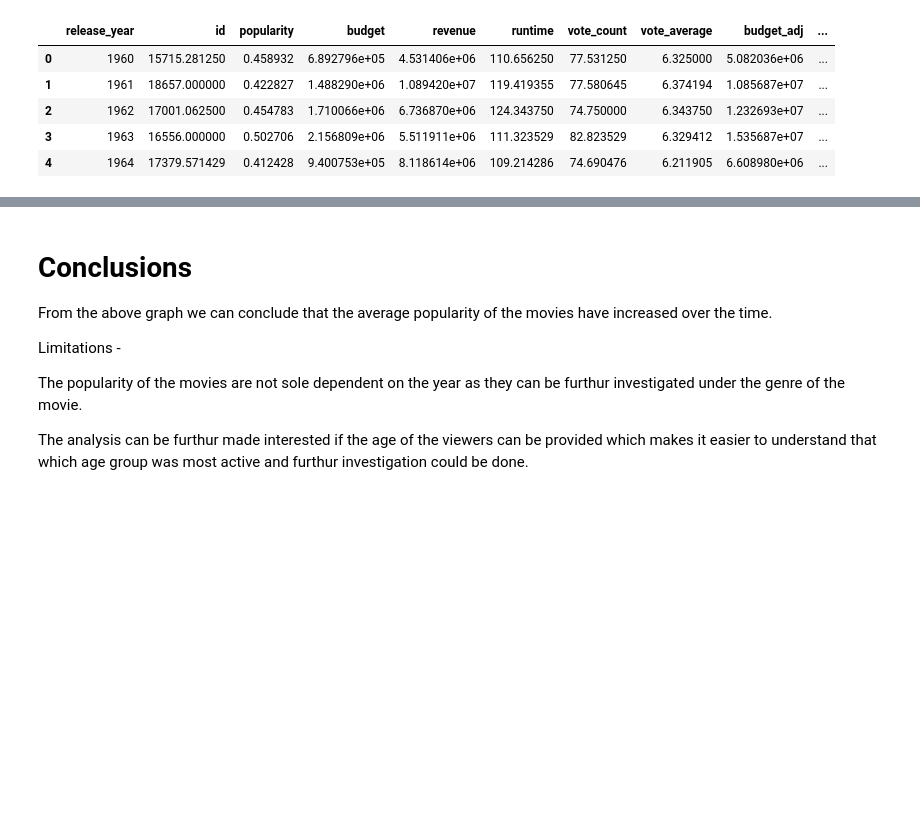
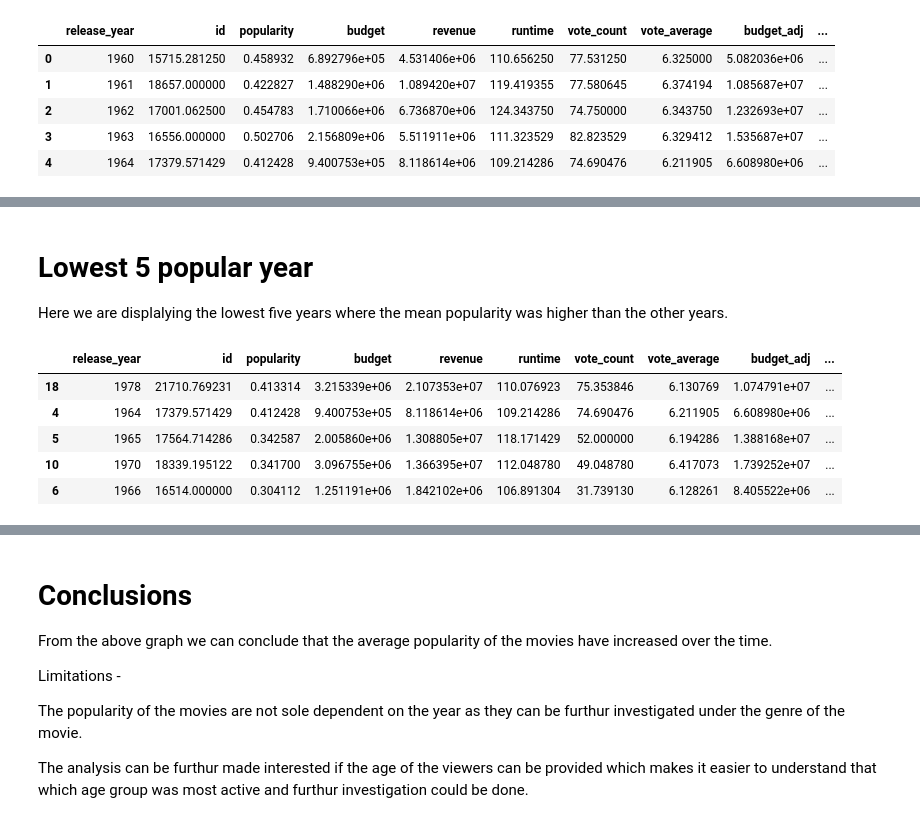
Before and after one commit to deepaksharma1992/Machine-Learning-Foundation-Nanodegree, a Jupyter notebook: Explore the Dataset/TMDb Movie Data.ipynb, the cells around one changed output, grey strips where cells are left out. Drawn from its saved outputs; the diff is of its cells as text; code cells hidden in the pictures; blank space fills up the shorter version.

```diff
--- a/Explore the Dataset/TMDb Movie Data.ipynb
+++ b/Explore the Dataset/TMDb Movie Data.ipynb
@@ -50,2 +67,14 @@ data_movie.head()
+# %% [markdown]
+# Lowest 5 popular year
+Here we are displalying the lowest five years where the mean popularity was higher than the other years.
+# %%
+data_movie_sorted.tail(5)
+# %% [output]
+|  | release_year | id | popularity | budget | revenue | runtime | vote_count | vote_average | budget_adj | ... |
+| 18 | 1978 | 21710.769231 | 0.413314 | 3.215339e+06 | 2.107353e+07 | 110.076923 | 75.353846 | 6.130769 | 1.074791e+07 | ... |
+| 4 | 1964 | 17379.571429 | 0.412428 | 9.400753e+05 | 8.118614e+06 | 109.214286 | 74.690476 | 6.211905 | 6.608980e+06 | ... |
+| 5 | 1965 | 17564.714286 | 0.342587 | 2.005860e+06 | 1.308805e+07 | 118.171429 | 52.000000 | 6.194286 | 1.388168e+07 | ... |
+| 10 | 1970 | 18339.195122 | 0.341700 | 3.096755e+06 | 1.366395e+07 | 112.048780 | 49.048780 | 6.417073 | 1.739252e+07 | ... |
+| 6 | 1966 | 16514.000000 | 0.304112 | 1.251191e+06 | 1.842102e+06 | 106.891304 | 31.739130 | 6.128261 | 8.405522e+06 | ... |
 # %% [markdown]
 # Scatter Plot (Release Year, Popularity)
```
Also changed, not shown: parts of 30 cells of this notebook, 6 other files.
